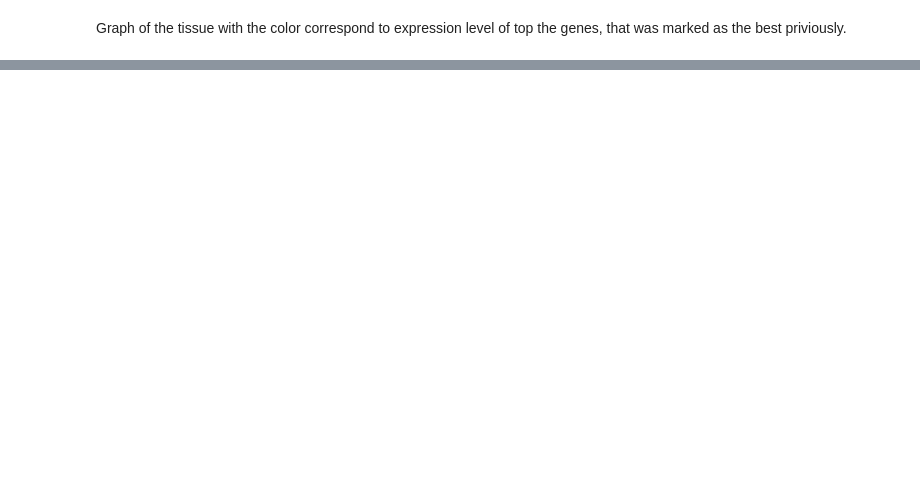
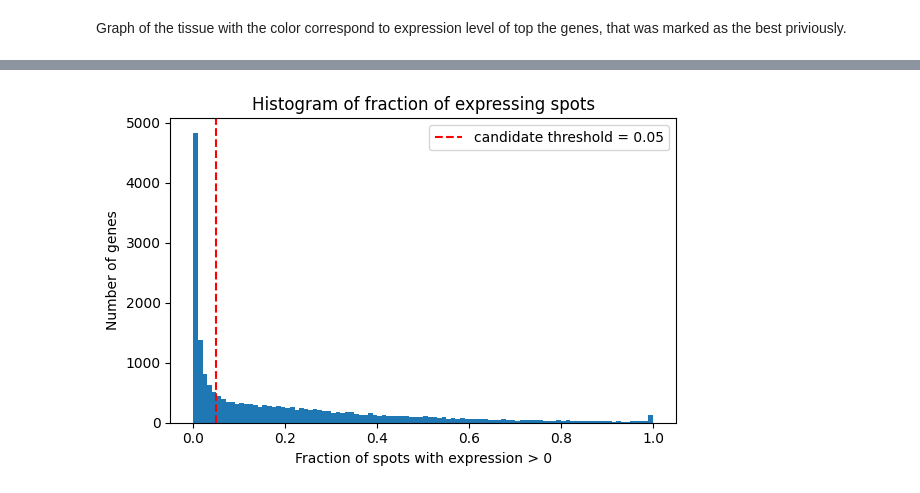
Before and after one commit to nikolienka24/IV114_ST, a Jupyter notebook: SpatialDE_analysis_ira2.ipynb, the cells around one changed output, grey strips where cells are left out. Cells and saved outputs as stored; diff of their text form; code cells hidden in the pictures; blank space fills up the shorter version.

```diff
--- a/SpatialDE_analysis_ira2.ipynb
+++ b/SpatialDE_analysis_ira2.ipynb
@@ -394,9 +392,9 @@ Graph of the tissue with the color correspond to expression level of top the gen
 # %%
 # Get gene names that pass the strict threshold
 strict_genes = results.loc[mask_top_right, 'g']
-
+print(strict_genes)
 # Create maps for gene → l and gene → qval (using strict genes)
-l_map = results.set_index('g')['l'].to_dict()
+#l_map = results.set_index('g')['l'].to_dict()
 qval_map = results.set_index('g')['qval'].to_dict()
 
 # Dropdown will contain only genes passing strict threshold
@@ -404,10 +402,8 @@ strict_gene_list = list(strict_genes)
 
 # Function to plot a selected gene
 def plot_gene(gene):
-    l_value = l_map[gene]
-    qval_value = qval_map[gene]
 
-    title = f"{gene} | l = {l_value:.3f} | qval = {qval_value:.2e}"
+    title = f"{gene}"
 
     # square-ish figure, no extra empty space
     fig, ax = plt.subplots(figsize=(5, 5))
@@ -456 +462,75 @@ interactive(children=(Dropdown(description='SVG:', options=('RAB42', 'DKK2', 'CO
 <function __main__.plot_gene(gene)>
+# %%
+# ---------------------------------------------------
+# ZÁKLAD: načtené výsledky SpatialDE
+# results = pd.read_csv(results_p, index_col=0)
+# ---------------------------------------------------
+
+# === 0) Kam ukládat obrázky (stejná složka jako results.csv) ===
+base_dir = os.path.dirname(results_p)
+os.makedirs(base_dir, exist_ok=True)
+
+# === 1) fraction_expressing: načti stejný count matrix jako pro SpatialDE ===
+# -> uprav tuhle cestu na svůj soubor s raw counts pro SN048_A121573_Rep1
+
+counts = pd.read_csv(expression_csv, index_col=0)   # rows = spots, cols = genes
+
+# necháme si jen geny, které se objevují v results (stejné pořadí)
+genes = results['g'].values
+counts = counts[genes]
+
+# podíl spotů, kde je count > 0
+fraction_expressing = (counts > 0).sum(axis=0) / counts.shape[0]
+
+# přidáme si ho do results pro další práci (hodí se později)
+results['fraction_expressing'] = fraction_expressing.values
+
+# === 2) Histogram fraction_expressing ===
+plt.figure(figsize=(6, 4))
+plt.hist(results['fraction_expressing'].dropna(), bins=100)
+plt.axvline(0.05, color='red', linestyle='--', label='candidate threshold = 0.05')
+plt.xlabel('Fraction of spots with expression > 0')
+plt.ylabel('Number of genes')
+plt.title('Histogram of fraction of expressing spots')
+plt.legend()
+plt.tight_layout()
+plt.savefig(os.path.join(base_dir, "hist_fraction_expressing.png"), dpi=300)
+plt.show()
+
+# === 3) Histogram FSV ===
+plt.figure(figsize=(6, 4))
+plt.hist(results['FSV'].dropna(), bins=100)
+plt.axvline(0.2, color='red', linestyle='--', label='candidate threshold = 0.2')
+plt.xlabel('FSV')
+plt.ylabel('Number of genes')
+plt.title('Histogram of Fraction Spatial Variance (FSV)')
+plt.legend()
+plt.tight_layout()
+plt.savefig(os.path.join(base_dir, "hist_FSV.png"), dpi=300)
+plt.show()
+
+# === 4) Histogram LLR ===
+plt.figure(figsize=(6, 4))
+plt.hist(results['LLR'].dropna(), bins=100)
+plt.axvline(20, color='red', linestyle='--', label='candidate threshold = 20')
+plt.xlabel('LLR')
+plt.ylabel('Number of genes')
+plt.title('Histogram of log-likelihood ratio (LLR)')
+plt.legend()
+plt.tight_layout()
+plt.savefig(os.path.join(base_dir, "hist_LLR.png"), dpi=300)
+plt.show()
+
+# === 4) Histogram s2_FSV ===
+plt.figure(figsize=(6, 4))
+plt.hist(results['s2_FSV'].dropna(), bins=100)
+plt.axvline(0.01, color='red', linestyle='--', label='candidate threshold = 0.01')
+plt.xlabel('s2_FSV')
+plt.ylabel('Number of genes')
+plt.title('(s2_FSV)')
+plt.legend()
+plt.tight_layout()
+plt.savefig(os.path.join(base_dir, "hist_s2_FSV.png"), dpi=300)
+plt.show()
+# %% [output]
+[figure, added]
```
Also changed, not shown: parts of 9 cells of this notebook.
